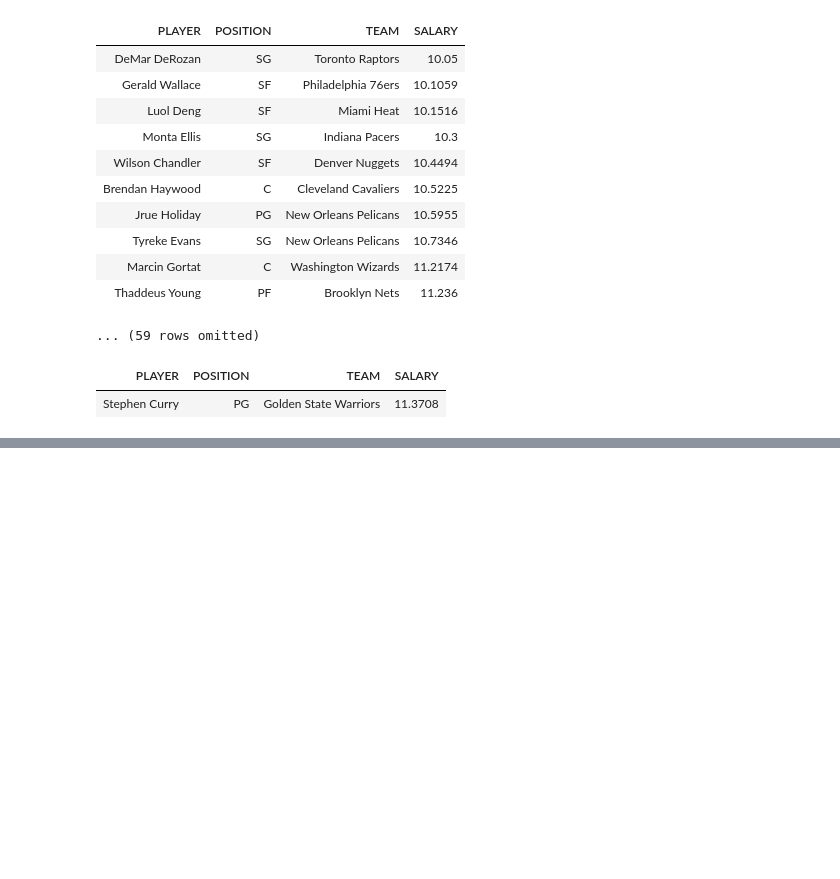
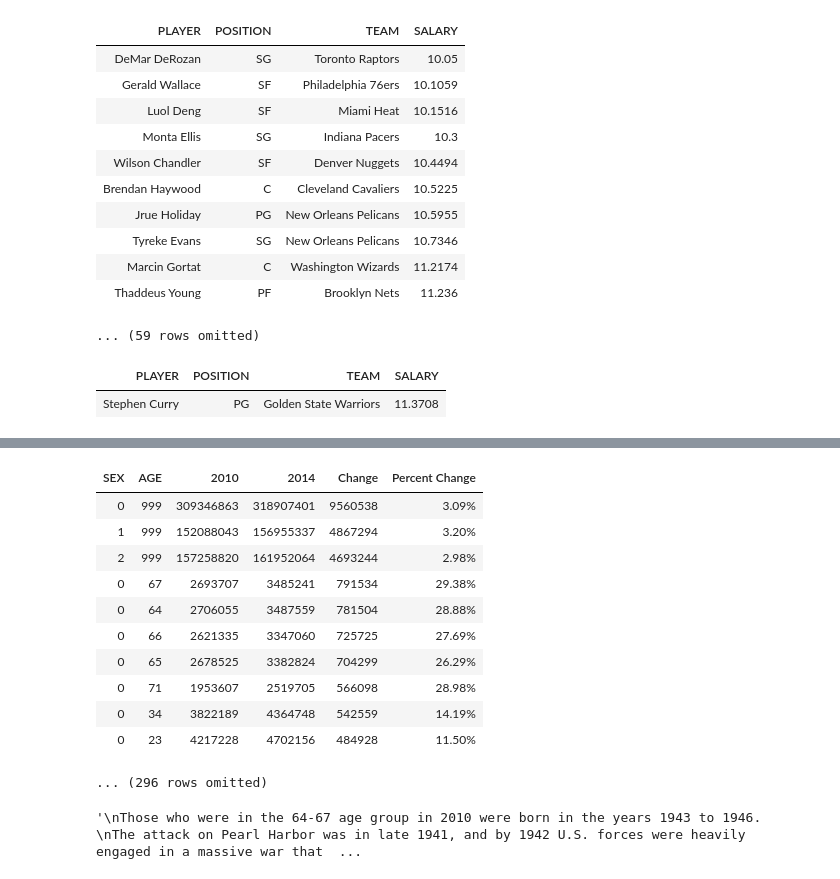
Before and after one commit to shuai-yang/CS133-Intro-to-Data-Science, a Jupyter notebook: sandbox.ipynb, the cells around one changed output, grey strips where cells are left out. Saved outputs shown, nothing was run; the diff lists cells and outputs as text; code cells hidden in the pictures; blank space fills up the shorter version.

```diff
--- a/sandbox.ipynb
+++ b/sandbox.ipynb
@@ -1173,0 +1424,26 @@ nba.where('PLAYER', are.equal_to('Stephen Curry'))
+# %%
+# sort the table in decreasing order of the absolute change in population.
+census.sort('Change', descending=True)
+# %% [output]
+| SEX | AGE | 2010 | 2014 | Change | Percent Change |
+| 0 | 999 | 309346863 | 318907401 | 9560538 | 3.09% |
+| 1 | 999 | 152088043 | 156955337 | 4867294 | 3.20% |
+| 2 | 999 | 157258820 | 161952064 | 4693244 | 2.98% |
+| 0 | 67 | 2693707 | 3485241 | 791534 | 29.38% |
+| 0 | 64 | 2706055 | 3487559 | 781504 | 28.88% |
+| 0 | 66 | 2621335 | 3347060 | 725725 | 27.69% |
+| 0 | 65 | 2678525 | 3382824 | 704299 | 26.29% |
+| 0 | 71 | 1953607 | 2519705 | 566098 | 28.98% |
+| 0 | 34 | 3822189 | 4364748 | 542559 | 14.19% |
+| 0 | 23 | 4217228 | 4702156 | 484928 | 11.50% |
+... (296 rows omitted)
+# %%
+'''
+Those who were in the 64-67 age group in 2010 were born in the years 1943 to 1946.
+The attack on Pearl Harbor was in late 1941, and by 1942 U.S. forces were heavily engaged in a massive war that ended in 1945.
+Those who were 64 to 67 years old in 2014 were born in the years 1947 to 1950,
+at the height of the post-WWII baby boom in the United States.
+The post-war jump in births is the major reason for the large changes that we have observed.
+'''
+# %% [output]
+'\nThose who were in the 64-67 age group in 2010 were born in the years 1943 to 1946. \nThe attack on Pearl Harbor was in late 1941, and by 1942 U.S. forces were heavily engaged in a massive war that  ...
```
Also changed, not shown: parts of 35 cells of this notebook.
